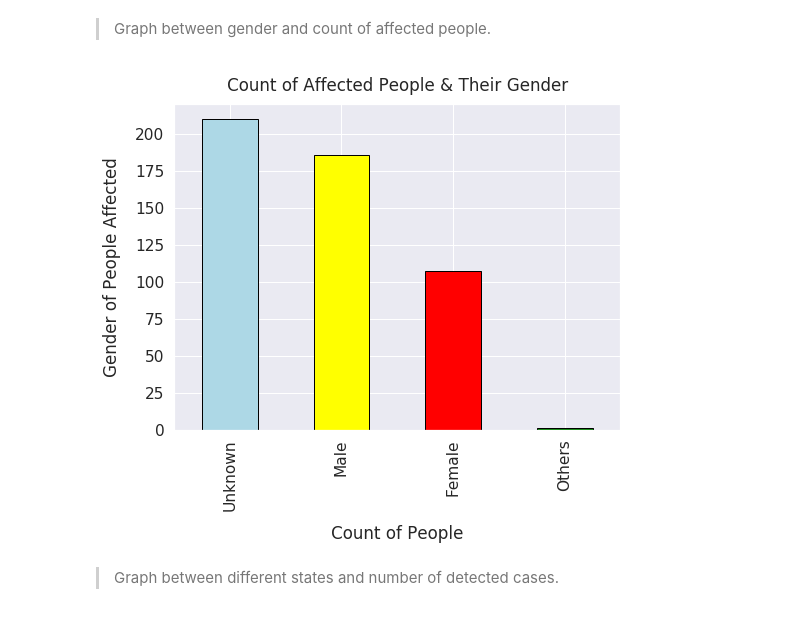
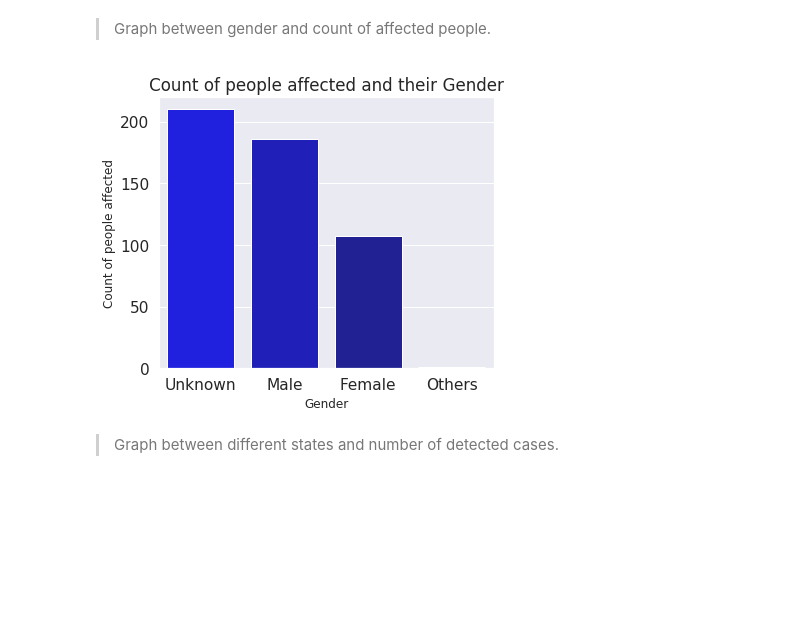
Before and after one commit to samacker77/COVID19-India-Analysis, a Jupyter notebook: notebook.ipynb, the cells around one changed output. Saved outputs shown, nothing was run; the diff lists cells and outputs as text; code cells hidden in the pictures; blank space fills up the shorter version.

```diff
--- a/notebook.ipynb
+++ b/notebook.ipynb
@@ -197,13 +199,13 @@ plt.title("Count of People Affected & Their Nationality", y=1.02);
 # %% [markdown]
 > Graph between gender and count of affected people.
-# %%
-data['Gender'].value_counts().plot(kind='bar', figsize=(8, 6), edgecolor='black',
-                                              color=['lightblue', 'yellow','red', 'green', 'blue', 'cyan']);
-
-plt.ylabel("Gender of People Affected", labelpad=14)
-plt.xlabel("Count of People", labelpad=14)
-plt.title("Count of Affected People & Their Gender", y=1.02);
-# %% [output]
-[figure, removed]
+# %%
+plt.figure(figsize=(6,5))
+sns.barplot(data['Gender'].value_counts().index,data['Gender'].value_counts().values, palette=sns.dark_palette("blue", reverse=True))
+plt.title('Count of people affected and their Gender')
+plt.ylabel('Count of people affected', fontsize=12)
+plt.xlabel('Gender', fontsize=12)
+plt.show()
+# %% [output]
+[figure, added]
 # %% [markdown]
 > Graph between different states and number of detected cases.
```
Also changed, not shown: parts of 13 cells of this notebook.
